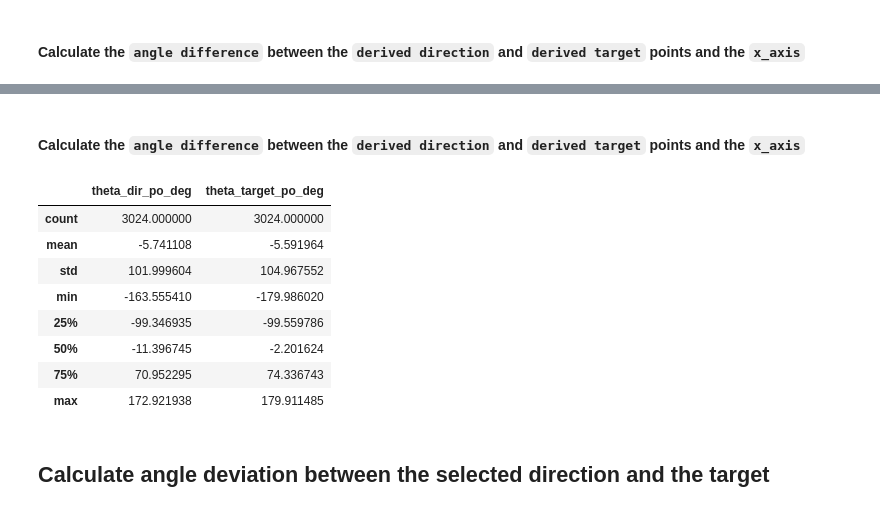
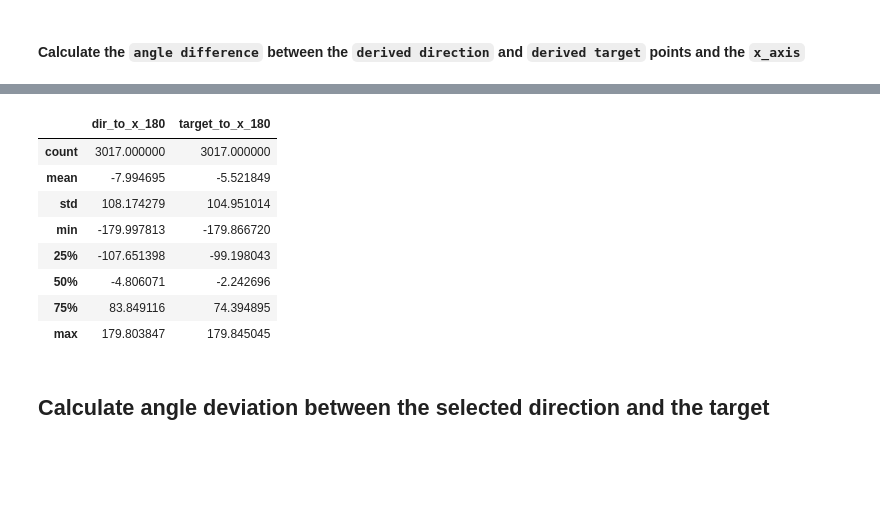
Before and after one commit to nora-maleki/humanA-pointing-task-analysis, a Jupyter notebook: analyses/01_main/01_preprocessing.ipynb, the cells around one changed output, grey strips where cells are left out. Drawn from its saved outputs; the diff is of its cells as text; code cells hidden in the pictures; blank space fills up the shorter version.

```diff
--- a/analyses/01_main/01_preprocessing.ipynb
+++ b/analyses/01_main/01_preprocessing.ipynb
@@ -260,10 +273,2 @@ df_cleaned.head()
 # %% [markdown]
 #### Calculate the `angle difference` between the `derived direction` and `derived target` points and the `x_axis`
-# %%
-df_cleaned['theta_target_bo_rad'] = np.arctan2(df_cleaned.target_position_body_origin_z, df_cleaned.target_position_body_origin_x)
-df_cleaned['theta_dir_bo_rad'] = np.arctan2(df_cleaned.translated_direction_body_origin_z, df_cleaned.translated_direction_body_origin_x)
-
-df_cleaned['theta_target_bo_deg'] = np.rad2deg(df_cleaned.theta_target_bo_rad)
-df_cleaned['theta_dir_bo_deg'] = np.rad2deg(df_cleaned.theta_dir_bo_rad)
-
-df_cleaned[['theta_dir_bo_deg', 'theta_target_bo_deg']].describe()
@@ -284,8 +274,0 @@ df_cleaned[['theta_dir_bo_deg', 'theta_target_bo_deg']].describe()
-# %%
-df_cleaned['target_position_pointer_origin_x'] = df_cleaned['BuildingCenterWorld.x'] - df_cleaned.PointerPosition_x
-df_cleaned['target_position_pointer_origin_z'] = df_cleaned['BuildingCenterWorld.z'] - df_cleaned.PointerPosition_z
-
-df_cleaned['translated_direction_pointer_origin_x'] = df_cleaned.PointerDirection_x - df_cleaned.PointerPosition_x
-df_cleaned['translated_direction_pointer_origin_z'] = df_cleaned.PointerDirection_z - df_cleaned.PointerPosition_z
-
-df_cleaned.head()
@@ -300,23 +275,18 @@ df_cleaned.head()
-# %% [markdown]
-#### Calculate the `angle difference` between the `derived direction` and `derived target` points and the `x_axis`
-# %%
-df_cleaned['theta_target_po_rad'] = np.arctan2(df_cleaned.target_position_pointer_origin_z, df_cleaned.target_position_pointer_origin_x)
-df_cleaned['theta_dir_po_rad'] = np.arctan2(df_cleaned.translated_direction_pointer_origin_z, df_cleaned.translated_direction_pointer_origin_x)
-
-df_cleaned['theta_target_po_deg'] = np.rad2deg(df_cleaned.theta_target_po_rad)
-df_cleaned['theta_dir_po_deg'] = np.rad2deg(df_cleaned.theta_dir_po_rad)
-
-df_cleaned[['theta_dir_po_deg', 'theta_target_po_deg']].describe()
-# %% [output]
-|  | theta_dir_po_deg | theta_target_po_deg |
-| count | 3024.000000 | 3024.000000 |
-| mean | -5.741108 | -5.591964 |
-| std | 101.999604 | 104.967552 |
-| min | -163.555410 | -179.986020 |
-| 25% | -99.346935 | -99.559786 |
-| 50% | -11.396745 | -2.201624 |
-| 75% | 70.952295 | 74.336743 |
-| max | 172.921938 | 179.911485 |
+# %%
+df_cleaned['target_to_x_180'] = np.rad2deg(np.arctan2(df_cleaned.moved_target_position_z, df_cleaned.moved_target_position_x))
+df_cleaned['dir_to_x_180'] = np.rad2deg(np.arctan2(df_cleaned.PointerDirection_z, df_cleaned.PointerDirection_x))
+
+df_cleaned[['dir_to_x_180', 'target_to_x_180']].describe()
+# %% [output]
+|  | dir_to_x_180 | target_to_x_180 |
+| count | 3017.000000 | 3017.000000 |
+| mean | -7.994695 | -5.521849 |
+| std | 108.174279 | 104.951014 |
+| min | -179.997813 | -179.866720 |
+| 25% | -107.651398 | -99.198043 |
+| 50% | -4.806071 | -2.242696 |
+| 75% | 83.849116 | 74.394895 |
+| max | 179.803847 | 179.845045 |
 # %% [markdown]
 ## Calculate angle deviation between the selected direction and the target
 # %% [markdown]
```
Also changed, not shown: parts of 40 cells of this notebook.
